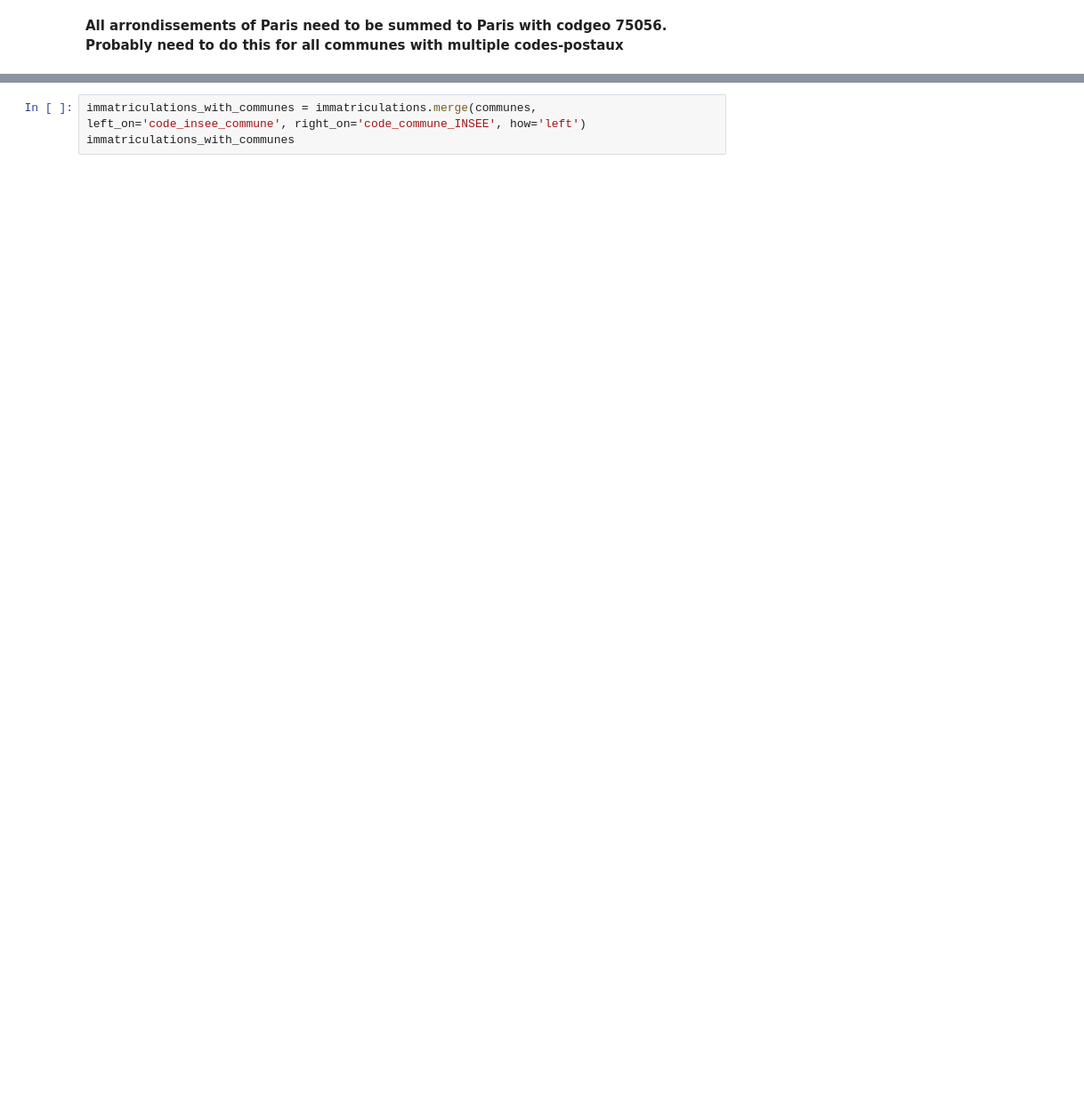
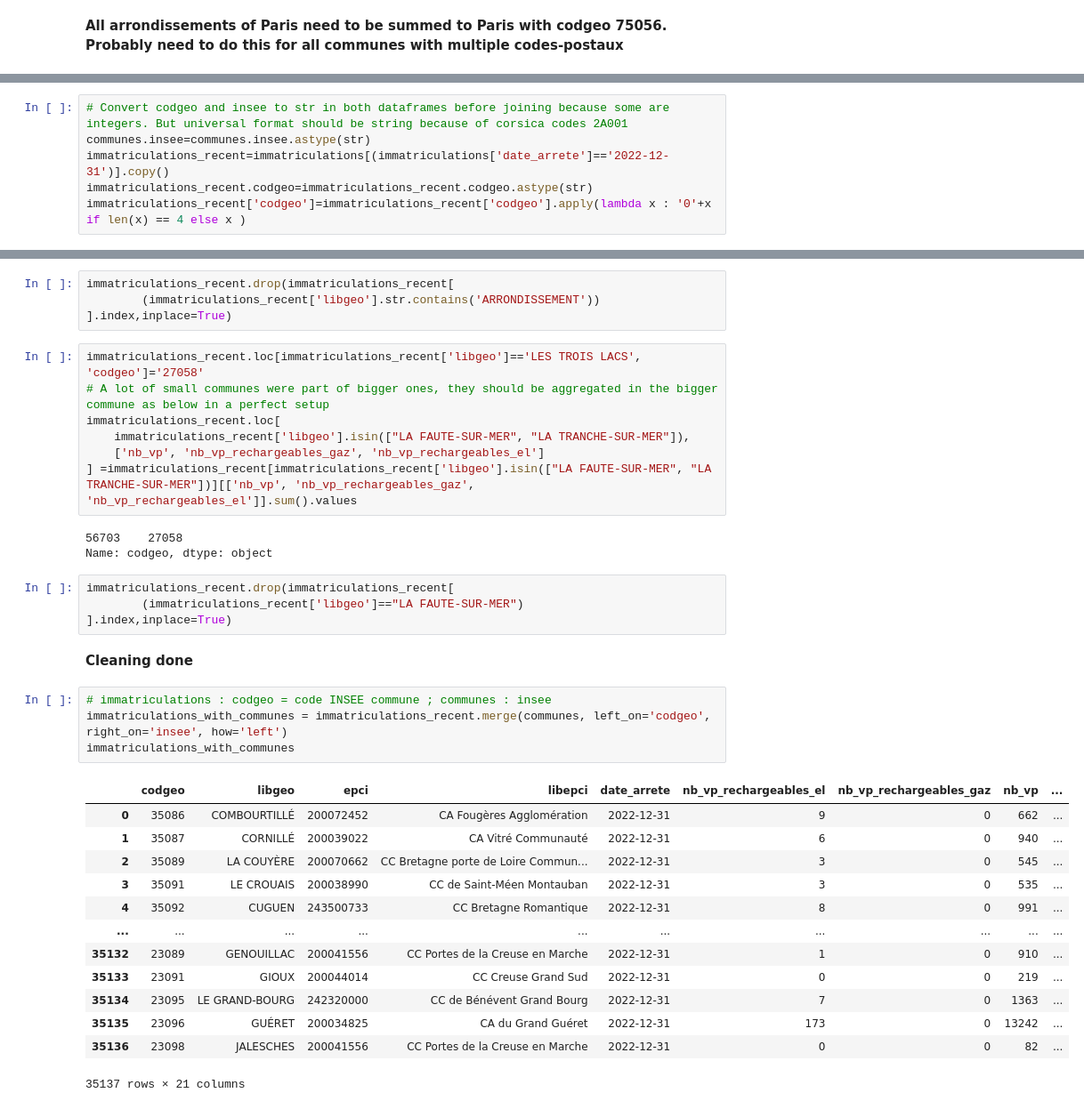
Before and after one commit to dataforgoodfr/batch11_e_cartomobile, a Jupyter notebook: notebooks/score_4_electric_car_per_commune.ipynb, the cells around one changed output, grey strips where cells are left out. Shown: that part at 89% size. Saved outputs shown, nothing was run; the diff lists cells and outputs as text; blank space fills up the shorter version.

Commit message:
score 4 and immatriculations cleaning

```diff
--- a/notebooks/score_4_electric_car_per_commune.ipynb
+++ b/notebooks/score_4_electric_car_per_commune.ipynb
@@ -331,0 +406,6 @@ communes[communes['nom_upper'].str.contains('PARIS')]
+# %%
+# Convert codgeo and insee to str in both dataframes before joining because some are integers. But universal format should be string because of corsica codes 2A001
+communes.insee=communes.insee.astype(str)
+immatriculations_recent=immatriculations[(immatriculations['date_arrete']=='2022-12-31')].copy()
+immatriculations_recent.codgeo=immatriculations_recent.codgeo.astype(str)
+immatriculations_recent['codgeo']=immatriculations_recent['codgeo'].apply(lambda x : '0'+x if len(x) == 4 else x )
@@ -332,3 +444,38 @@ communes[communes['nom_upper'].str.contains('PARIS')]
+# %%
+immatriculations_recent.drop(immatriculations_recent[
+        (immatriculations_recent['libgeo'].str.contains('ARRONDISSEMENT'))
+].index,inplace=True)
+# %%
+immatriculations_recent.loc[immatriculations_recent['libgeo']=='LES TROIS LACS', 'codgeo']='27058'
+# A lot of small communes were part of bigger ones, they should be aggregated in the bigger commune as below in a perfect setup
+immatriculations_recent.loc[
+    immatriculations_recent['libgeo'].isin(["LA FAUTE-SUR-MER", "LA TRANCHE-SUR-MER"]),
+    ['nb_vp', 'nb_vp_rechargeables_gaz', 'nb_vp_rechargeables_el']
+] =immatriculations_recent[immatriculations_recent['libgeo'].isin(["LA FAUTE-SUR-MER", "LA TRANCHE-SUR-MER"])][['nb_vp', 'nb_vp_rechargeables_gaz', 'nb_vp_rechargeables_el']].sum().values
+# %% [output]
+56703    27058
+Name: codgeo, dtype: object
+# %%
+immatriculations_recent.drop(immatriculations_recent[
+        (immatriculations_recent['libgeo']=="LA FAUTE-SUR-MER")
+].index,inplace=True)
+# %% [markdown]
+**Cleaning done**
 # %%
-immatriculations_with_communes = immatriculations.merge(communes, left_on='code_insee_commune', right_on='code_commune_INSEE', how='left')
+# immatriculations : codgeo = code INSEE commune ; communes : insee
+immatriculations_with_communes = immatriculations_recent.merge(communes, left_on='codgeo', right_on='insee', how='left')
 immatriculations_with_communes
+# %% [output]
+|  | codgeo | libgeo | epci | libepci | date_arrete | nb_vp_rechargeables_el | nb_vp_rechargeables_gaz | nb_vp | ... |
+| 0 | 35086 | COMBOURTILLÉ | 200072452 | CA Fougères Agglomération | 2022-12-31 | 9 | 0 | 662 | ... |
+| 1 | 35087 | CORNILLÉ | 200039022 | CA Vitré Communauté | 2022-12-31 | 6 | 0 | 940 | ... |
+| 2 | 35089 | LA COUYÈRE | 200070662 | CC Bretagne porte de Loire Commun... | 2022-12-31 | 3 | 0 | 545 | ... |
+| 3 | 35091 | LE CROUAIS | 200038990 | CC de Saint-Méen Montauban | 2022-12-31 | 3 | 0 | 535 | ... |
+| 4 | 35092 | CUGUEN | 243500733 | CC Bretagne Romantique | 2022-12-31 | 8 | 0 | 991 | ... |
+| ... | ... | ... | ... | ... | ... | ... | ... | ... | ... |
+| 35132 | 23089 | GENOUILLAC | 200041556 | CC Portes de la Creuse en Marche | 2022-12-31 | 1 | 0 | 910 | ... |
+| 35133 | 23091 | GIOUX | 200044014 | CC Creuse Grand Sud | 2022-12-31 | 0 | 0 | 219 | ... |
+| 35134 | 23095 | LE GRAND-BOURG | 242320000 | CC de Bénévent Grand Bourg | 2022-12-31 | 7 | 0 | 1363 | ... |
+| 35135 | 23096 | GUÉRET | 200034825 | CA du Grand Guéret | 2022-12-31 | 173 | 0 | 13242 | ... |
+| 35136 | 23098 | JALESCHES | 200041556 | CC Portes de la Creuse en Marche | 2022-12-31 | 0 | 0 | 82 | ... |
+35137 rows × 21 columns
```
Also changed, not shown: parts of 27 cells of this notebook.
